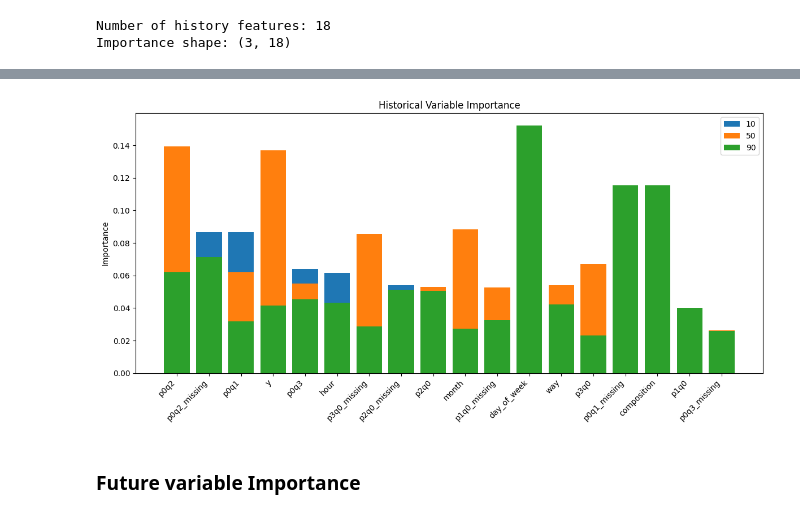
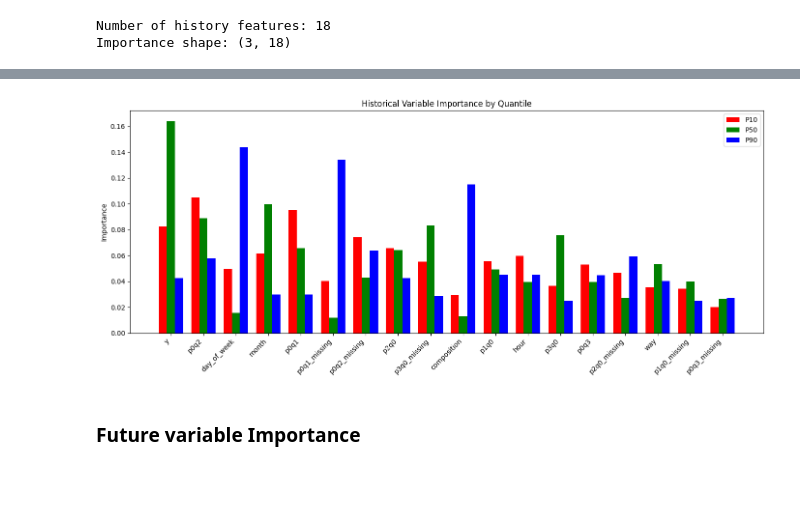
Before and after one commit to contepablod/ML-AI_Bourbaki, a Jupyter notebook: Semana2/TFT_nixtla.ipynb, the cells around one changed output, grey strips where cells are left out. Saved outputs shown, nothing was run; the diff lists cells and outputs as text; code cells hidden in the pictures; blank space fills up the shorter version.

```diff
--- a/Semana2/TFT_nixtla.ipynb
+++ b/Semana2/TFT_nixtla.ipynb
@@ -846,16 +884,41 @@ History features and their importance:
-# %%
-plt.figure(figsize=(12, 6))
-plt.bar(fi_0["feature"], fi_0["importance"], label='10')
-plt.bar(fi_1["feature"], fi_1["importance"], label='50')
-plt.bar(fi_2["feature"], fi_2["importance"], label='90')
-plt.xticks(rotation=45, ha="right")
-plt.title("Historical Variable Importance")
-plt.ylabel("Importance")
-plt.legend()
-plt.tight_layout()
-plt.show()
-# %% [output]
-[figure, removed]
+# %%
+# Align the three quantiles by feature
+fi = (
+    fi_0[["feature", "importance"]]
+    .rename(columns={"importance": "P10"})
+    .merge(
+        fi_1[["feature", "importance"]].rename(columns={"importance": "P50"}),
+        on="feature",
+    )
+    .merge(
+        fi_2[["feature", "importance"]].rename(columns={"importance": "P90"}),
+        on="feature",
+    )
+)
+
+# Sort by mean importance across quantiles
+fi["mean_importance"] = fi[["P10", "P50", "P90"]].mean(axis=1)
+fi = fi.sort_values("mean_importance", ascending=False)
+
+# Plot
+x = np.arange(len(fi))
+width = 0.25
+
+plt.figure(figsize=(14, 6))
+
+plt.bar(x - width, fi["P10"], width, label="P10", color='red')
+plt.bar(x, fi["P50"], width, label="P50", color='green')
+plt.bar(x + width, fi["P90"], width, label="P90", color='blue')
+
+plt.xticks(x, fi["feature"], rotation=45, ha="right")
+plt.title("Historical Variable Importance by Quantile")
+plt.ylabel("Importance")
+plt.legend()
+
+plt.tight_layout()
+plt.show()
+# %% [output]
+[figure, added]
 # %% [markdown]
 ### Future variable Importance
 # %%
```
Also changed, not shown: parts of 23 cells of this notebook.
